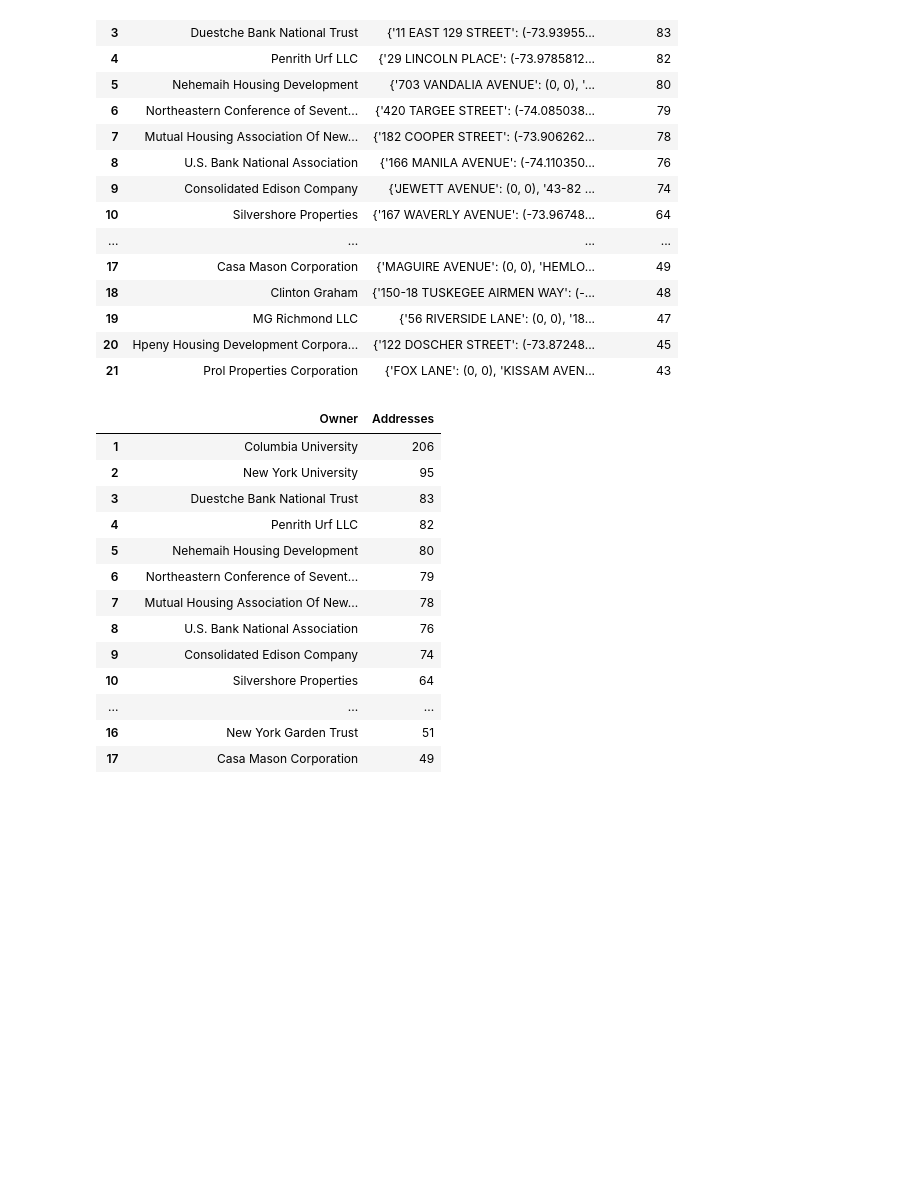
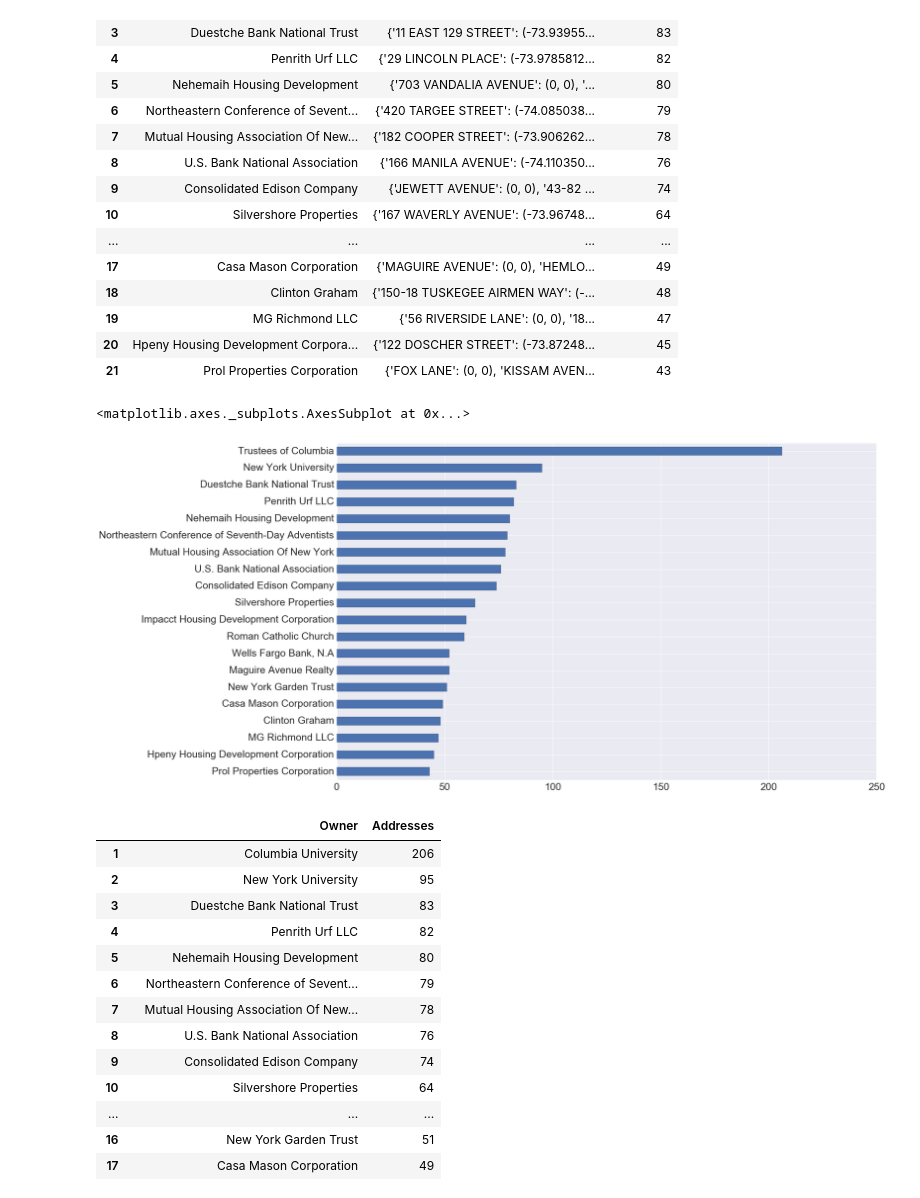
Before and after one commit to ResidentMario/nyc-buildings, a Jupyter notebook: ownership-data-visualization.ipynb, the cells around one changed output. Cells and saved outputs as stored; diff of their text form; code cells hidden in the pictures; blank space fills up the shorter version.

```diff
--- a/ownership-data-visualization.ipynb
+++ b/ownership-data-visualization.ipynb
@@ -165,6 +173,13 @@ mepl
 | 19 | MG Richmond LLC | {'56 RIVERSIDE LANE': (0, 0), '18... | 47 |
 | 20 | Hpeny Housing Development Corpora... | {'122 DOSCHER STREET': (-73.87248... | 45 |
 | 21 | Prol Properties Corporation | {'FOX LANE': (0, 0), 'KISSAM AVEN... | 43 |
+# %%
+s = mepl.set_index('Owner')['Addresses']
+s.index.name = ""
+s.sort_values().plot(kind='barh', figsize=(24, 15), fontsize=25, legend=False)
+# %% [output]
+<matplotlib.axes._subplots.AxesSubplot at 0x...>
+[figure, added]
 # %%
 PrettyPandas(mepl[['Owner', 'Addresses']])
 # %% [output]
```
Also changed, not shown: parts of 2 cells of this notebook.
